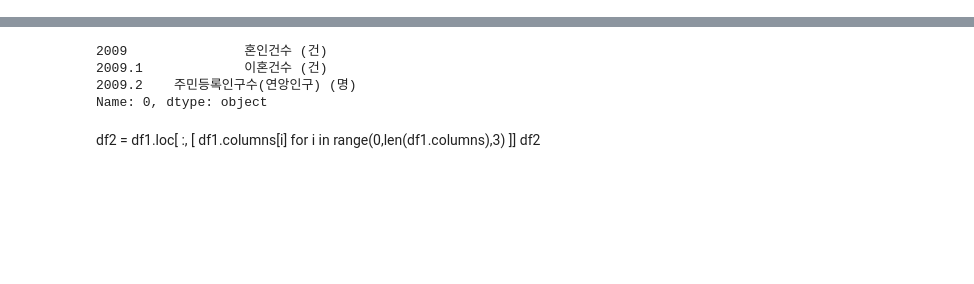
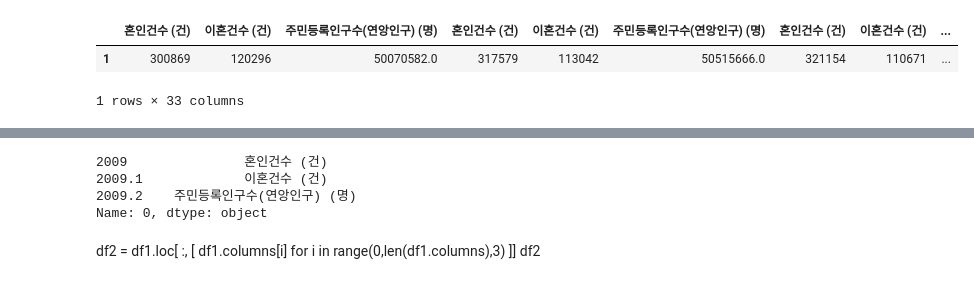
Before and after one commit to jakekwon1/semi-, a Jupyter notebook: 통계/semi_project _번외.ipynb, the cells around one changed output, grey strips where cells are left out. Cells and saved outputs as stored; diff of their text form; code cells hidden in the pictures; blank space fills up the shorter version.

```diff
--- a/통계/semi_project _번외.ipynb
+++ b/통계/semi_project _번외.ipynb
@@ -20,0 +28,6 @@ df1
+# %%
+df2m
+# %% [output]
+|  | 혼인건수 (건) | 이혼건수 (건) | 주민등록인구수(연앙인구) (명) | 혼인건수 (건) | 이혼건수 (건) | 주민등록인구수(연앙인구) (명) | 혼인건수 (건) | 이혼건수 (건) | ... |
+| 1 | 300869 | 120296 | 50070582.0 | 317579 | 113042 | 50515666.0 | 321154 | 110671 | ... |
+1 rows × 33 columns
```
Also changed, not shown: parts of 21 cells of this notebook, 1 other file.
